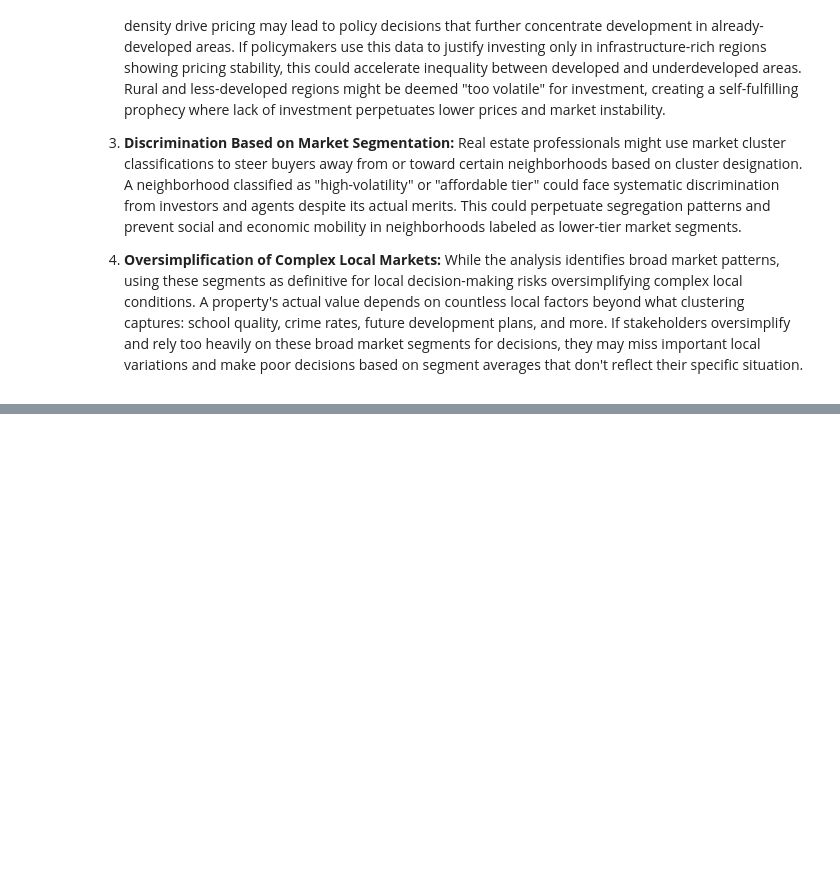
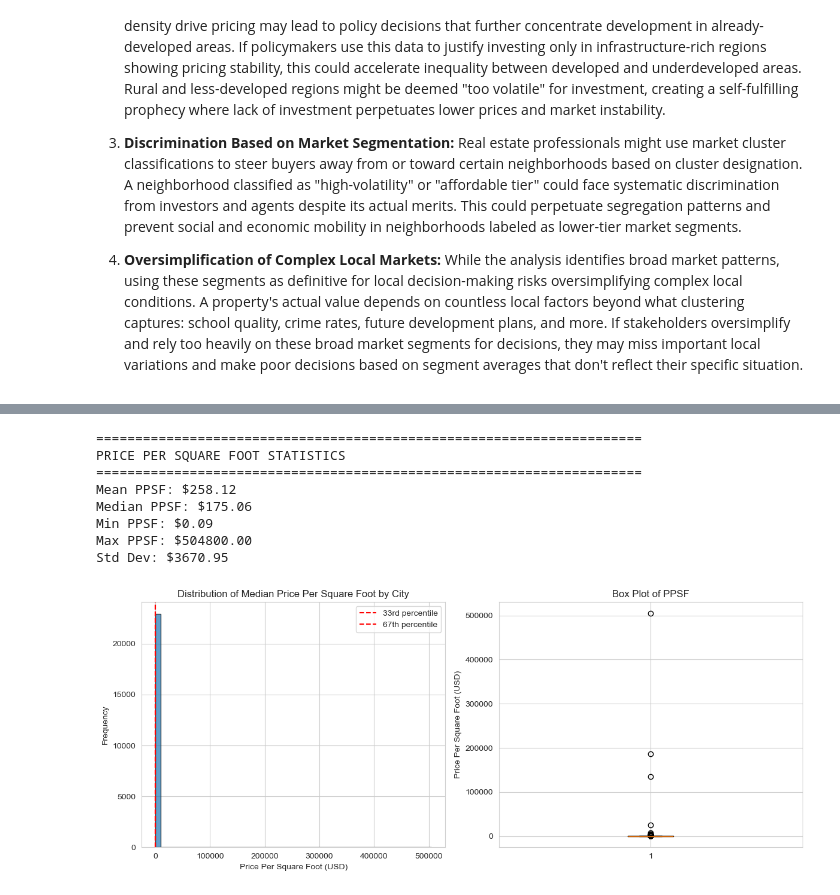
Before and after one commit to JadonVC/Data-Analysis-Final-Project, a Jupyter notebook: Final.ipynb, the cells around one changed output, grey strips where cells are left out. Drawn from its saved outputs; the diff is of its cells as text; code cells hidden in the pictures; blank space fills up the shorter version.

```diff
--- a/Final.ipynb
+++ b/Final.ipynb
@@ -868,0 +1202,46 @@ How These Findings Answer the Initial Research Questions
+# %%
+# STEP 1: USE PRICE PER SQUARE FOOT (PPSF)
+
+# Create a copy of the data
+df = data.copy()
+
+# The dataset already has MEDIAN_PPSF, so we'll use that
+# Rename for consistency with our analysis
+df['price_per_sqft'] = df['MEDIAN_PPSF']
+
+print("=" * 70)
+print("PRICE PER SQUARE FOOT STATISTICS")
+print("=" * 70)
+print(f"Mean PPSF: ${df['price_per_sqft'].mean():.2f}")
+print(f"Median PPSF: ${df['price_per_sqft'].median():.2f}")
+print(f"Min PPSF: ${df['price_per_sqft'].min():.2f}")
+print(f"Max PPSF: ${df['price_per_sqft'].max():.2f}")
+print(f"Std Dev: ${df['price_per_sqft'].std():.2f}")
+
+# Visualize PPSF distribution
+plt.figure(figsize=(12, 5))
+plt.subplot(1, 2, 1)
+plt.hist(df['price_per_sqft'], bins=50, edgecolor='black', alpha=0.7)
+plt.xlabel('Price Per Square Foot (USD)')
+plt.ylabel('Frequency')
+plt.title('Distribution of Median Price Per Square Foot by City')
+plt.axvline(df['price_per_sqft'].quantile(0.33), color='red', linestyle='--', label='33rd percentile')
+plt.axvline(df['price_per_sqft'].quantile(0.67), color='red', linestyle='--', label='67th percentile')
+plt.legend()
+
+plt.subplot(1, 2, 2)
+plt.boxplot(df['price_per_sqft'])
+plt.ylabel('Price Per Square Foot (USD)')
+plt.title('Box Plot of PPSF')
+plt.tight_layout()
+plt.show()
+# %% [output]
+======================================================================
+PRICE PER SQUARE FOOT STATISTICS
+======================================================================
+Mean PPSF: $258.12
+Median PPSF: $175.06
+Min PPSF: $0.09
+Max PPSF: $504800.00
+Std Dev: $3670.95
+[figure, added]
```
Also changed, not shown: parts of 26 cells of this notebook.
